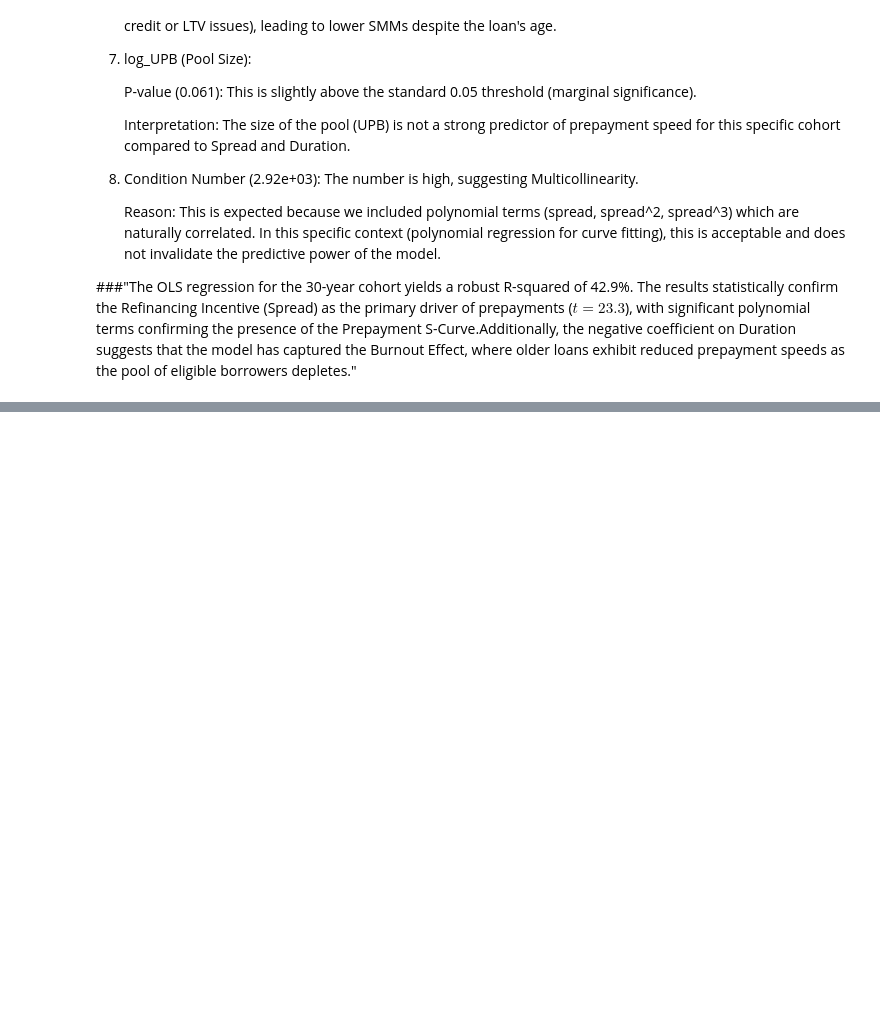
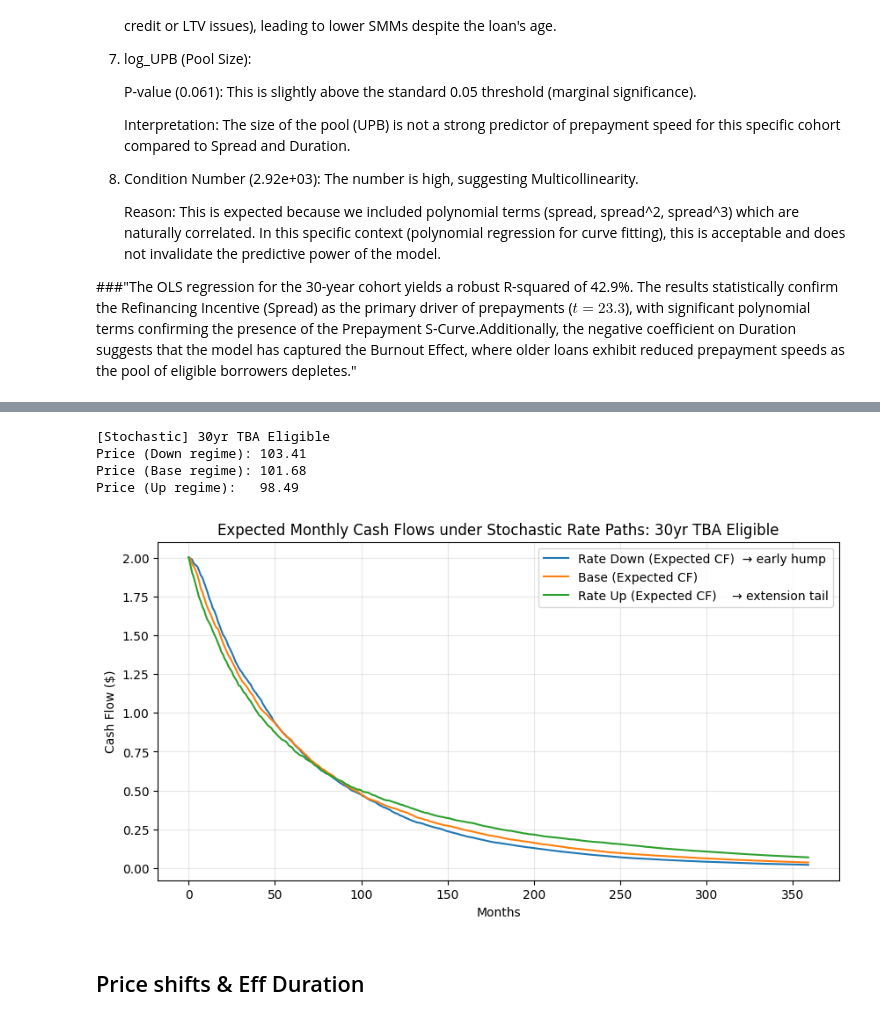
Before and after one commit to MeiChenc/MBS-pricing-model, a Jupyter notebook: MBS_pricing.ipynb, the cells around one changed output, grey strips where cells are left out. Cells and saved outputs as stored; diff of their text form; code cells hidden in the pictures; blank space fills up the shorter version.

```diff
--- a/MBS_pricing.ipynb
+++ b/MBS_pricing.ipynb
@@ -346,0 +542,61 @@ strong multicollinearity or other numerical problems.
+# %%
+target_type = "30yr TBA Eligible"
+
+latest_cohort = df_monthly[df_monthly["Type_of_Security"] == target_type].iloc[-1]
+model = models[target_type]
+
+# starting point (use maturity-matched market_rate in your data as r0)
+r0_dec = to_decimal_rate(latest_cohort["market_rate"])
+
+n_paths = 300
+n_months = 360
+
+# rate model params (tune if you want stronger hump/tail)
+kappa = 0.25
+sigma = 0.012
+
+rates_base = simulate_vasicek_paths(r0_dec, n_months, n_paths, kappa=kappa, sigma=sigma, theta_shift_bps=0,    seed=1)
+rates_down = simulate_vasicek_paths(r0_dec, n_months, n_paths, kappa=kappa, sigma=sigma, theta_shift_bps=-100, seed=2)
+rates_up   = simulate_vasicek_paths(r0_dec, n_months, n_paths, kappa=kappa, sigma=sigma, theta_shift_bps=+100, seed=3)
+
+def run_paths_and_average(rates):
+    p_list = []
+    cfs = []
+    for i in range(rates.shape[0]):
+        p, cf = price_mbs_simulation_path(model, latest_cohort, rates[i], oas_bps=0)
+        p_list.append(p)
+        cfs.append(cf)
+    # pad to same length for averaging
+    max_len = max(len(x) for x in cfs)
+    mat = np.zeros((len(cfs), max_len))
+    for i, cf in enumerate(cfs):
+        mat[i, :len(cf)] = cf
+    return float(np.mean(p_list)), np.mean(mat, axis=0)
+
+p_base, cf_base_mean = run_paths_and_average(rates_base)
+p_down, cf_down_mean = run_paths_and_average(rates_down)
+p_up,   cf_up_mean   = run_paths_and_average(rates_up)
+
+print(f"[Stochastic] {target_type}")
+print(f"Price (Down regime): {p_down:.2f}")
+print(f"Price (Base regime): {p_base:.2f}")
+print(f"Price (Up regime):   {p_up:.2f}")
+
+plt.figure(figsize=(10,5))
+plt.plot(cf_down_mean, label="Rate Down (Expected CF)  → early hump")
+plt.plot(cf_base_mean, label="Base (Expected CF)")
+plt.plot(cf_up_mean,   label="Rate Up (Expected CF)    → extension tail")
+plt.title(f"Expected Monthly Cash Flows under Stochastic Rate Paths: {target_type}")
+plt.xlabel("Months")
+plt.ylabel("Cash Flow ($)")
+plt.grid(True, alpha=0.3)
+plt.legend()
+plt.show()
+# %% [output]
+[Stochastic] 30yr TBA Eligible
+Price (Down regime): 103.41
+Price (Base regime): 101.68
+Price (Up regime):   98.49
+[figure, added]
+# %% [markdown]
+## Price shifts & Eff Duration
```
Also changed, not shown: parts of 10 cells of this notebook.
